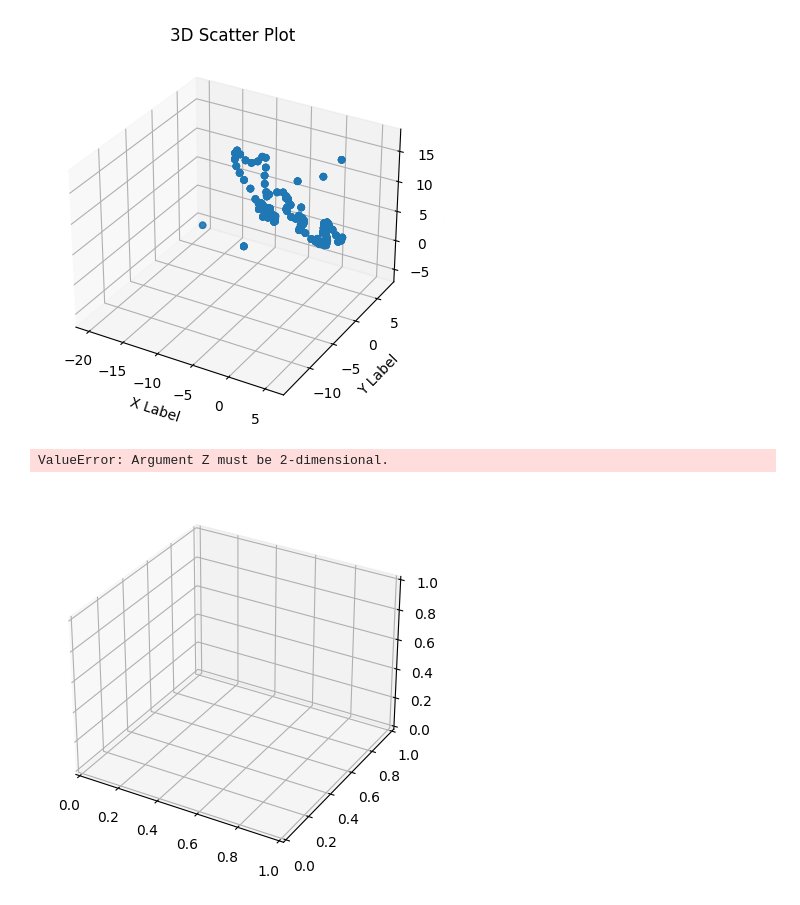
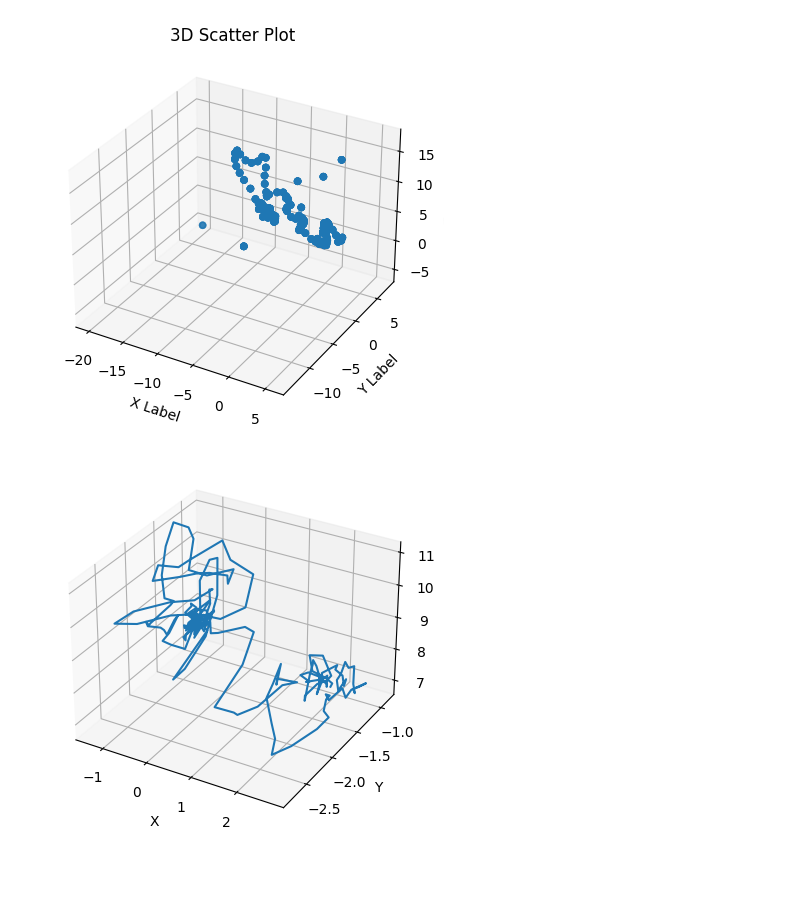
Before and after one commit to Rahul2003s/Air_writing, a Jupyter notebook: test1.ipynb, the cells around one changed output. Drawn from its saved outputs; the diff is of its cells as text; code cells hidden in the pictures; blank space fills up the shorter version.

```diff
--- a/test1.ipynb
+++ b/test1.ipynb
@@ -34,24 +34,29 @@ plt.show()
 # %% [output]
 [figure]
 # %%
+import numpy as np
 import matplotlib.pyplot as plt
 from mpl_toolkits.mplot3d import Axes3D
 
-X, Y = np.meshgrid(df.iloc[:,0], df.iloc[:,1])
-Z = df.iloc[:,2]
-# create a 3D surface plot
+# generate some data for plotting
+t = np.linspace(0, 10, 100)
+x= df.iloc[:,0]
+y = df.iloc[:,1]
+z = df.iloc[:,2]
+
+# create a 3D figure
 fig = plt.figure()
 ax = fig.add_subplot(111, projection='3d')
-ax.plot_surface(X,Y,Z)
 
-# set axis labels and title
-ax.set_xlabel('X Label')
-ax.set_ylabel('Y Label')
-ax.set_zlabel('Z Label')
-ax.set_title('3D Surface Plot')
+# plot the line
+ax.plot(x, y, z)
+
+# set axis labels
+ax.set_xlabel('X')
+ax.set_ylabel('Y')
+ax.set_zlabel('Z')
 
 # show the plot
 plt.show()
 # %% [output]
-ValueError: Argument Z must be 2-dimensional.
-[figure, old version]
+[figure, new version]
```
Also changed, not shown: parts of 2 cells of this notebook, 1 other file.
